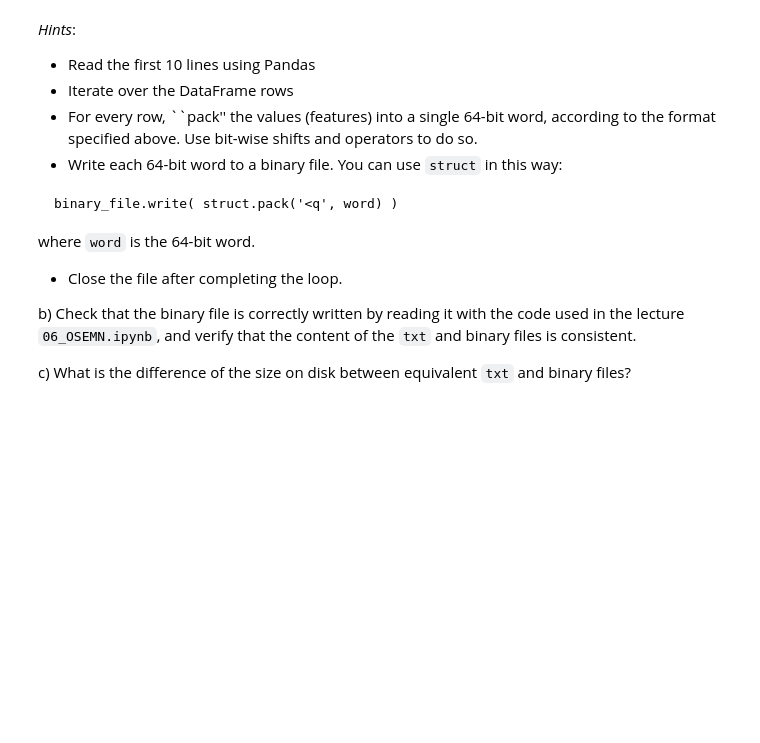
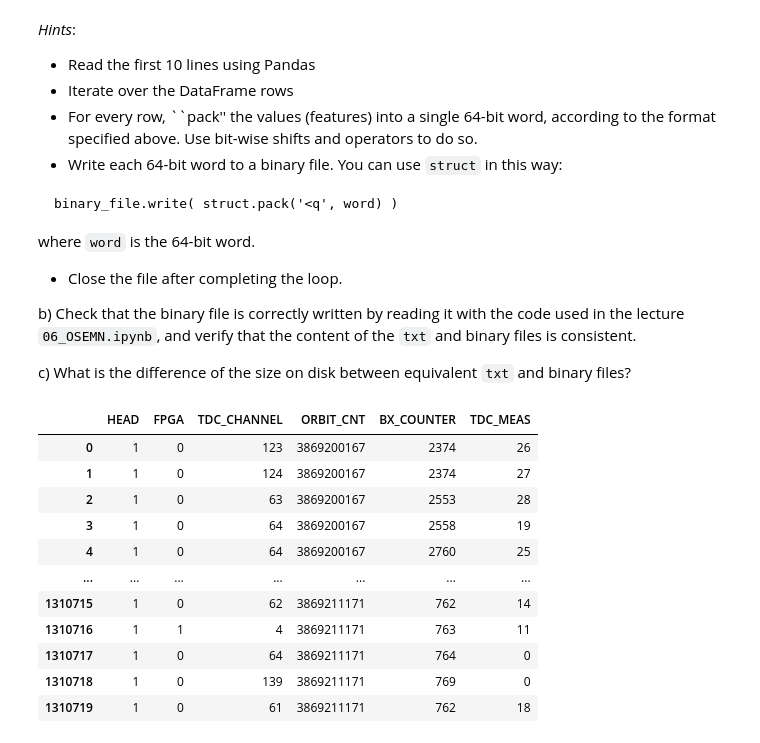
Before and after one commit to zucchett/ScientificComputingWithPython2022, a Jupyter notebook: 06ex_OSEMN.ipynb, the cells around one changed output. Saved outputs shown, nothing was run; the diff lists cells and outputs as text; code cells hidden in the pictures; blank space fills up the shorter version.

```diff
--- a/06ex_OSEMN.ipynb
+++ b/06ex_OSEMN.ipynb
@@ -18,10 +18,11 @@ with open(out_file_name, 'w') as outfile:
     outfile.write(a)
 
 print('txt file: ')
-!type data\data_int.txt
+# !type data\data_int.txt
+!cat data/data_int.txt
 
 
-out_file_name2 = "data\data_float.txt"
+out_file_name2 = "data/data_float.txt"
 b = str(np.random.rand(5,5))
 print('Generated matrix: ')
 print(b)
@@ -30,9 +31,10 @@ with open(out_file_name2, 'w') as outfile:
     outfile.write(b)
 
 print('txt file: ')
-!type data\data_float.txt
+# !type data\data_float.txt
+!cat data/data_float.txt
 
-out_file_name3 = "data\data_float.csv"
+out_file_name3 = "data/data_float.csv"
 with open(out_file_name2, 'r') as infile:
     with open(out_file_name3, 'w') as outfile:
 
@@ -41,5 +43,6 @@ with open(out_file_name2, 'r') as infile:
             outfile.write(','.join(temp.split()) + '\n')
 
 print('txt file: ')
-!type data\data_float.csv
+# !type data\data_float.csv
+!cat data/data_float.csv
 # %% [output]
@@ -116,7 +104,7 @@ df1 = df.groupby('class').mean()
 display(df1)
 
 
-outfile = df.to_json()
+outfile = df.to_json('data/mushrooms_categorized.json')   #change df with df1 if we want to save the means
 # %% [output]
 |  | class | cap-shape | cap-surface | cap-color | bruises | odor | gill-attachment | gill-spacing | ... |
 | 0 | 1 | 5 | 2 | 4 | 1 | 6 | 1 | 0 | ... |
@@ -225,0 +197,72 @@ df
+# %%
+import struct
+
+file_name = 'data/data_000637.txt'
+df = pd.read_csv(file_name)    #All the rows are loaded in order to compare the final file sizes
+display(df)
+
+out_file_name = 'data/data_000637_CONVERTED.dat'
+
+with open(out_file_name, mode = 'wb') as outfile:
+
+    for index, row in df.iterrows():
+        word = 0
+        word = (row['HEAD'] <<62) | word
+        word = (row['FPGA'] <<58) | word
+        word = (row['TDC_CHANNEL'] <<49) | word
+        word = (row['ORBIT_CNT'] <<17) | word
+        word = (row['BX_COUNTER'] <<5) | word
+        word = (row['TDC_MEAS']<<0) | word
+
+        outfile.write( struct.pack('<q', word) )
+
+
+
+
+
+
+#We can check the correctness
+
+
+data = {}
+columns = ['HEAD', 'FPGA', 'CHANNEL', 'ORBIT_CNT', 'BX_CNT', 'TDC_MEAS']
+df = pd.DataFrame({}, columns=columns)
+
+
+with open('data/data_000637_CONVERTED.dat', 'rb') as file:
+    file_content = file.read()
+    word_counter = 0
+    word_size = 8 # size of the word in bytes
+    for i in range(0, len(file_content), word_size):
+        word_counter += 1
+        if word_counter > 10: break
+        word = struct.unpack('<q', file_content[i : i + word_size])[0] # get an 8-byte word
+        head     = (word >> 62) & 0x3
+        fpga     = (word >> 58) & 0xF
+        tdc_chan = (word >> 49) & 0x1FF
+        orb_cnt  = (word >> 17) & 0xFFFFFFFF
+        bx       = (word >> 5 ) & 0xFFF
+        tdc_meas = (word >> 0 ) & 0x1F
+        #if i == 0: print ('{0}\t{1}\t{2}\t{3}\t{4}\t{5}'.format('HEAD', 'FPGA', 'CHANNEL', 'ORBIT_CNT', 'BX_CNT', 'TDC_MEAS'))
+        #print('{0}\t{1}\t{2}\t{3}\t{4}\t{5}'.format(head, fpga, tdc_chan, orb_cnt, bx, tdc_meas))
+        entry = {'HEAD' : head, 'FPGA' : fpga, 'CHANNEL' : tdc_chan, 'ORBIT_CNT' : orb_cnt, 'BX_CNT' : bx, 'TDC_MEAS' : tdc_meas}
+        df = df.append(entry, ignore_index=True)
+
+display(df)
+
+
+
+print('The .txt file weights 31.6 MB and the binary file weights only 10MB')
+# %% [output]
+|  | HEAD | FPGA | TDC_CHANNEL | ORBIT_CNT | BX_COUNTER | TDC_MEAS |
+| 0 | 1 | 0 | 123 | 3869200167 | 2374 | 26 |
+| 1 | 1 | 0 | 124 | 3869200167 | 2374 | 27 |
+| 2 | 1 | 0 | 63 | 3869200167 | 2553 | 28 |
+| 3 | 1 | 0 | 64 | 3869200167 | 2558 | 19 |
+| 4 | 1 | 0 | 64 | 3869200167 | 2760 | 25 |
+| ... | ... | ... | ... | ... | ... | ... |
+| 1310715 | 1 | 0 | 62 | 3869211171 | 762 | 14 |
+| 1310716 | 1 | 1 | 4 | 3869211171 | 763 | 11 |
+| 1310717 | 1 | 0 | 64 | 3869211171 | 764 | 0 |
+| 1310718 | 1 | 0 | 139 | 3869211171 | 769 | 0 |
+| 1310719 | 1 | 0 | 61 | 3869211171 | 762 | 18 |
```
Also changed, not shown: parts of 5 cells of this notebook.
